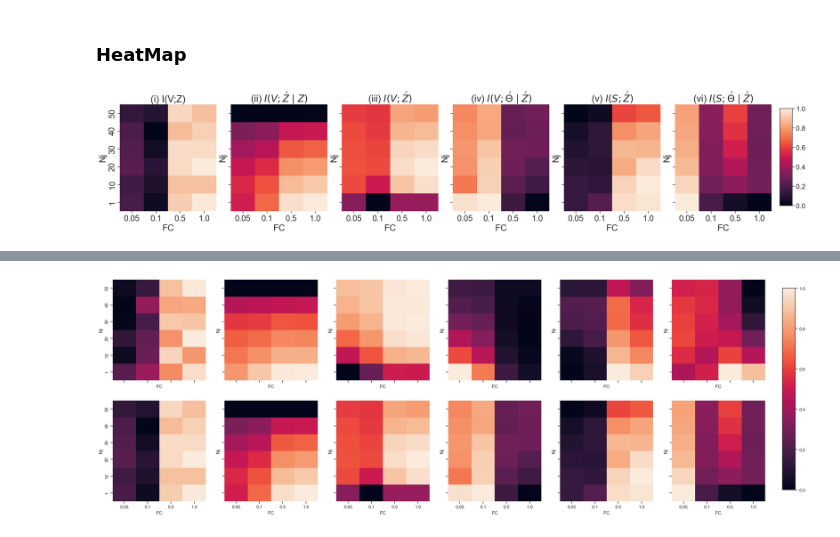
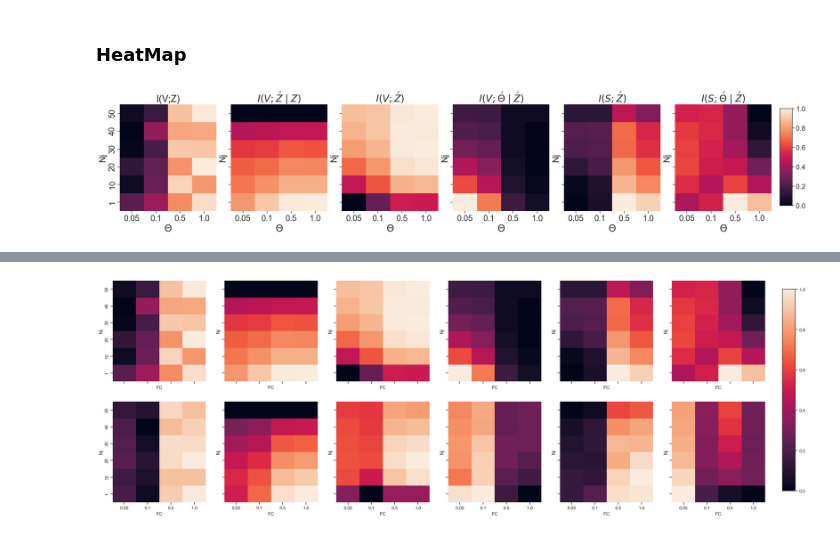
Before and after one commit to JunetaeKim/VABAM, a Jupyter notebook: VisualizationMetrics.ipynb, the cells around one changed output, grey strips where cells are left out. Cells and saved outputs as stored; diff of their text form; code cells hidden in the pictures.

```diff
--- a/VisualizationMetrics.ipynb
+++ b/VisualizationMetrics.ipynb
@@ -887,17 +895,17 @@ for subplot_col in range(4):  # Loop over columns for different data columns
 
        # Adjust marker size based on 'Model' value
         if 500 == row['Comp']:
-            marker_size = 70
+            marker_size = 100
         elif 800 == row['Comp']:
-            marker_size = 150
+            marker_size = 200
         elif 0 == row['Comp']:
-            marker_size = 150
+            marker_size = 200
 
 
         # Determine the color based on the 'Model' value
         if 'ConVAE' in row['Model'] :
             color = 'darkorange'  # Use gray for models containing 'ConVAE' or 'SKZ'
-            ColMod[color] = 'ConVAE'
+            ColMod[color] = '$C$-VAE'
             ModCol['ConVAE'] = color
             if 'darkorange' not in colors:
                 colors.append('darkorange')
@@ -932,21 +940,21 @@ for subplot_col in range(4):  # Loop over columns for different data columns
 
         elif 'BaseVAE' in row['Model']:
             color = 'sienna'  # Use green for other models
-            ColMod[color] = 'BaseVAE'
+            ColMod[color] = '$B$-VAE'
             ModCol['BaseVAE'] = color
             if 'sienna' not in colors:
                 colors.append('sienna')
 
         elif 'TCVAE' in row['Model']:
             color = 'magenta'  # Use green for other models
-            ColMod[color] = 'TCVAE'
+            ColMod[color] = '$TC$-VAE'
             ModCol['TCVAE'] = color
             if 'magenta' not in colors:
                 colors.append('magenta')
 
         elif 'FACVAE' in row['Model']:
             color = 'navy'  # Use green for other models
-            ColMod[color] = 'FACVAE'
+            ColMod[color] = '$FAC$-VAE'
             ModCol['FACVAE'] = color
             if 'navy' not in colors:
                 colors.append('navy')
@@ -967,12 +975,16 @@ plt.tight_layout()
 # Create custom legend elements
 legend_elements = []
 
+desired_order = ['$B$-VAE', '$C$-VAE',  '$FAC$-VAE', '$TC$-VAE', 'SKZ','SKZFC', 'FACFC', 'TCMIDKZFC']
+inverse_dict = {v: k for k, v in unique_colors.items()}
+sorted_dict = {inverse_dict[value]: value for value in desired_order if value in inverse_dict}
+
 for marker, label in unique_markers:
     legend_elements.append(Line2D([0], [0], marker=marker, color='w', label=label, markersize=12, markerfacecolor='black'))
-for color, label in unique_colors.items():
+for color, label in sorted_dict.items():
     legend_elements.append(Line2D([0], [0], marker='', color=color, label=label, markersize=12, markerfacecolor=color))
 
-plt.subplots_adjust(bottom=0.27, wspace=0.25, hspace=0.0)
+plt.subplots_adjust(bottom=0.28, wspace=0.25, hspace=0.0)
 
 # Show plot
 
@@ -980,7 +992,7 @@ if 'ART' in data_subset['Model'].iloc[0]:
     plt.savefig('./EvalResults/Figures/CrossMetrics'+ 'ART' +'.png')
 elif 'II' in data_subset['Model'].iloc[0]:
     # Create and display the unified legend at the bottom of the figure
-    fig.legend(handles=legend_elements, loc='lower center', bbox_to_anchor=(0.5, 0.0), ncol=10, fontsize=17)
+    fig.legend(handles=legend_elements, loc='lower center', bbox_to_anchor=(0.515, 0.0), ncol=10, fontsize=17, edgecolor='black')
     plt.savefig('./EvalResults/Figures/CrossMetrics'+ 'II' +'.png')
 
 plt.show()
@@ -1042,7 +1054,7 @@ for metric, model in Comb:
     HeatmapData[model][metric] = LongTab.pivot_table(index='Nj', columns='FC', values='Values')
 # %%
 # Select a specific model. Replace 'chosen_model' with your model's name if needed.
-chosen_model = 'SKZFC_II_50_800' #'SKZFC_ART_50_800' 'SKZFC_II_50_800'
+chosen_model = 'SKZFC_ART_50_800' #'SKZFC_ART_50_800' 'SKZFC_II_50_800'
 metrics = HeatmapData[chosen_model]
 
 # Adjusted font sizes
@@ -1060,33 +1072,33 @@ if num_metrics == 1:
     axs = [axs]
 
 # Plot the heatmaps for each metric of the chosen model
 for j, (metric, df) in enumerate(metrics.items()):
     ax = axs[j]
     sns.heatmap(df, ax=ax, cbar=False)  # Use the same color map for consistency
-    ax.set_title(metric, fontsize=title_fontsize)  # Set title with larger font size
-    ax.set_xlabel('FC', fontsize=label_fontsize)  # Set x-axis label with larger font size
+    ax.set_title(re.sub(r'\(\w+\)\s*', '', metric), fontsize=title_fontsize)  # Set title with larger font size
+    ax.set_xlabel('$\Theta$', fontsize=25)  # Set x-axis label with larger font size
     ax.set_ylabel('Nj', fontsize=label_fontsize)  # Set y-axis label with larger font size
     ax.tick_params(axis='both', which='major', labelsize=tick_labelsize)
     ax.invert_yaxis()
 
 # Adjust the layout and add a single color bar
 fig.subplots_adjust(right=0.91)
 cbar_ax = fig.add_axes([0.92, 0.15, 0.015, 0.7])  # Adjusted color bar position
 sm = plt.cm.ScalarMappable(norm=plt.Normalize(vmin=0, vmax=1))
 cbar = fig.colorbar(sm, cax=cbar_ax)
 cbar.ax.tick_params(labelsize=cbar_tick_labelsize)
 
 # Adjust subplot parameters for a cleaner layout
 plt.subplots_adjust(wspace=0.15, hspace=0.0)  # Adjust spacing between subplots
 
 
 if 'ART' in chosen_model:
     plt.savefig('./EvalResults/Figures/HeatMap'+ 'ART' +'.png', bbox_inches='tight')
 elif 'II' in chosen_model:
     plt.savefig('./EvalResults/Figures/HeatMap'+ 'II' +'.png', bbox_inches='tight')
 
 
 # Show the plot
 plt.show()
 # %% [output]
-[figure, old version]
+[figure, new version]
```
Also changed, not shown: parts of 5 cells of this notebook, 1 other file.
